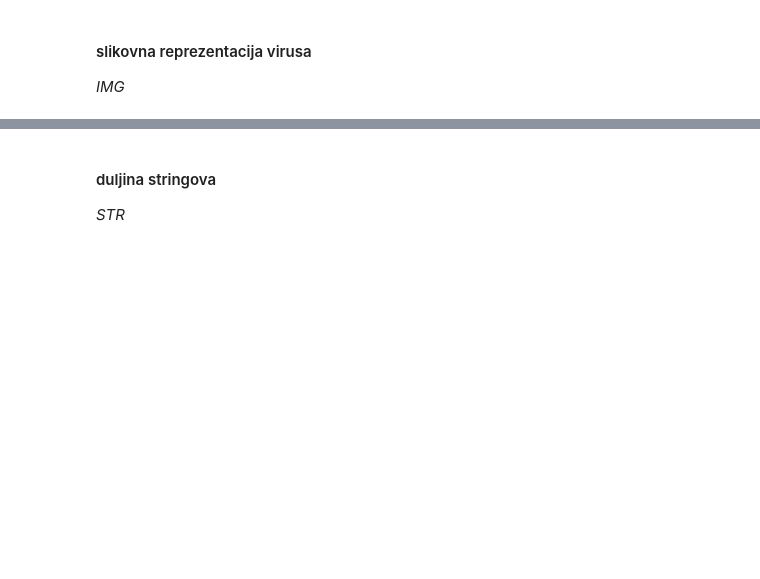
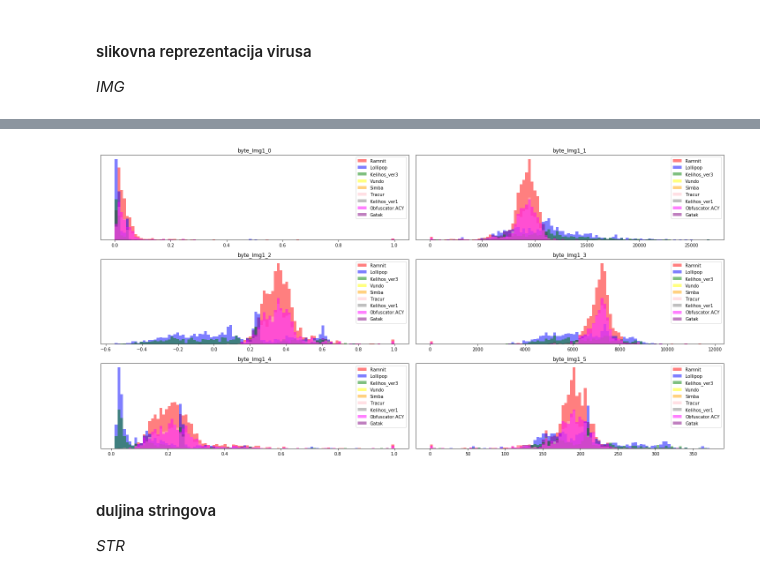
Before and after one commit to tomarga/Machine-Burning, a Jupyter notebook: [project proposal] microsoft malware classification.ipynb, the cells around one changed output, grey strips where cells are left out. Cells and saved outputs as stored; diff of their text form; code cells hidden in the pictures; blank space fills up the shorter version.

```diff
--- a/[project proposal] microsoft malware classification.ipynb
+++ b/[project proposal] microsoft malware classification.ipynb
@@ -143,0 +228,4 @@ _IMG_
+# %%
+# IMAGE značajke
+image_features = features.iloc[:,462:514]
+image_features.head()
@@ -144,3 +240,7 @@ _IMG_
+# %%
+draw_histograms(image_features, 6, 3, 2, 100, True, 20, 10)
+# %% [output]
+[figure, added]
 # %% [markdown]
 #### duljina stringova
 _STR_
```
Also changed, not shown: parts of 55 cells of this notebook.
